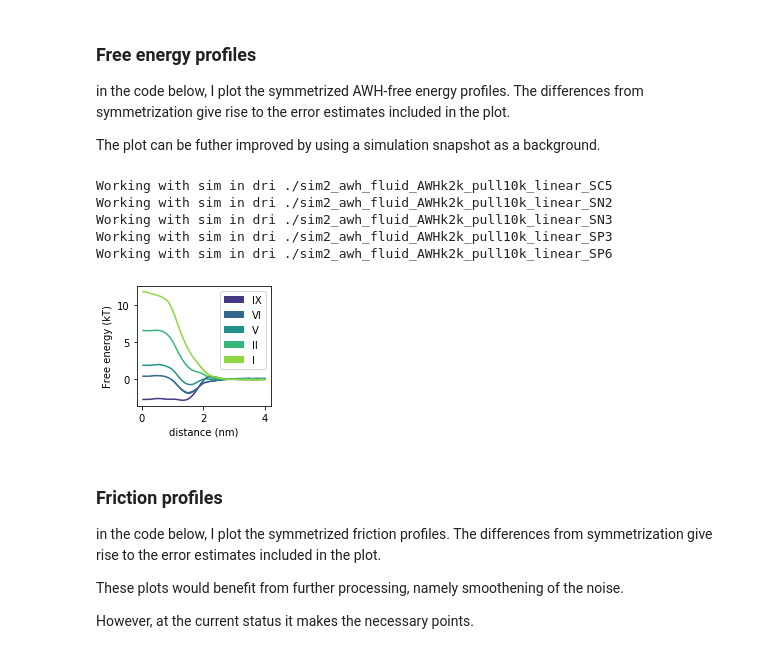
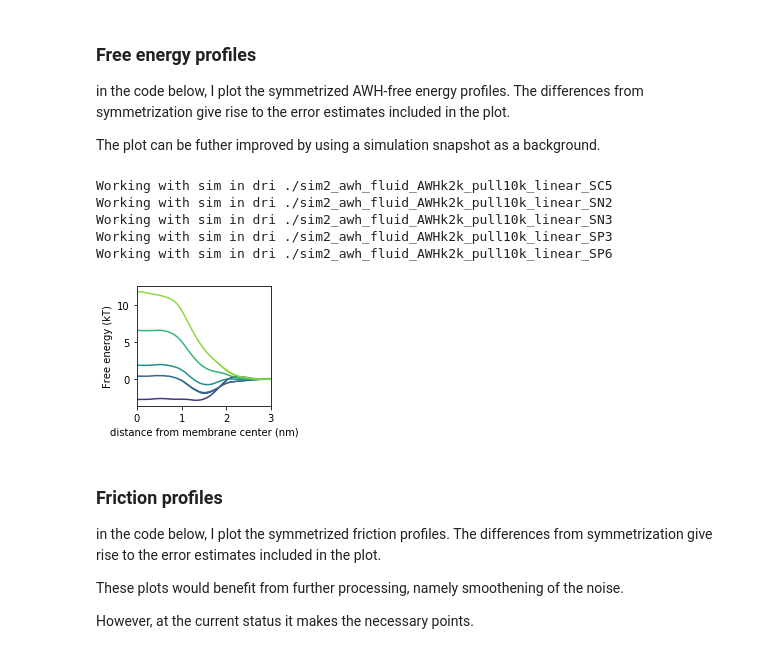
Before and after one commit to jmelcr/permeability, a Jupyter notebook: martini3/cholesterol00p_PC_variousTails_sims/saturation_DPPC-POPC_titration/perm_particle_EOLS/dopc-unsat_0-169_d_100/plot_awh_fric_profiles.ipynb, the cells around one changed output. Cells and saved outputs as stored; diff of their text form; code cells hidden in the pictures.

Commit message:
update images

```diff
--- a/martini3/cholesterol00p_PC_variousTails_sims/saturation_DPPC-POPC_titration/perm_particle_EOLS/dopc-unsat_0-169_d_100/plot_awh_fric_profiles.ipynb
+++ b/martini3/cholesterol00p_PC_variousTails_sims/saturation_DPPC-POPC_titration/perm_particle_EOLS/dopc-unsat_0-169_d_100/plot_awh_fric_profiles.ipynb
@@ -647,35 +647,36 @@ def prep_to_plot(x, y, shift_to_zero=True, filt_freq=None, runmeansize=10):
 # %%
 for sim_list, xxpc in zip([sims, ], ["DOPC", ]):
     for s in sim_list:
         if (xxpc == 'DOPC') and s.pname in selected_particles:
             print("Working with sim in dri {}".format(s.dirname))
             try:
                     curr_hydrophobic_level = particle_names_to_levels[s.pname]
                     (x_half, awhsym, awhsym_err) = prep_to_plot(s.awh_x, s.awh)
                     plt.plot(x_half, awhsym)  #, label="{}".format(s.pname))
                     if True:
                         plt.fill_between(x=x_half,
                                      y1=awhsym+awhsym_err,
                                      y2=awhsym-awhsym_err,
                                      label="{}".format(curr_hydrophobic_level))
             except:
                 print("troubles plotting simulation in {}".format(s.dirname))
 
-    plt.legend()
+    #plt.legend()
     fig = plt.gca()
     fig.figure.set_size_inches([2.4,2.2])
     #plt.ylim([-1, 11])
+    plt.xlim([0,3])
     plt.ylabel("Free energy (kT)")
-    plt.xlabel("distance (nm)")
+    plt.xlabel("distance from membrane center (nm)")
     plt.savefig("awh_dG_profiles_{}_various-particles.png".format(xxpc), dpi=300, bbox_inches='tight')
     plt.show()
 # %% [output]
 Working with sim in dri ./sim2_awh_fluid_AWHk2k_pull10k_linear_SC5
 Working with sim in dri ./sim2_awh_fluid_AWHk2k_pull10k_linear_SN2
 Working with sim in dri ./sim2_awh_fluid_AWHk2k_pull10k_linear_SN3
 Working with sim in dri ./sim2_awh_fluid_AWHk2k_pull10k_linear_SP3
 Working with sim in dri ./sim2_awh_fluid_AWHk2k_pull10k_linear_SP6
-[figure, old version]
+[figure, new version]
 # %% [markdown]
 ### Friction profiles
 
```
Also changed, not shown: 2 other files.
